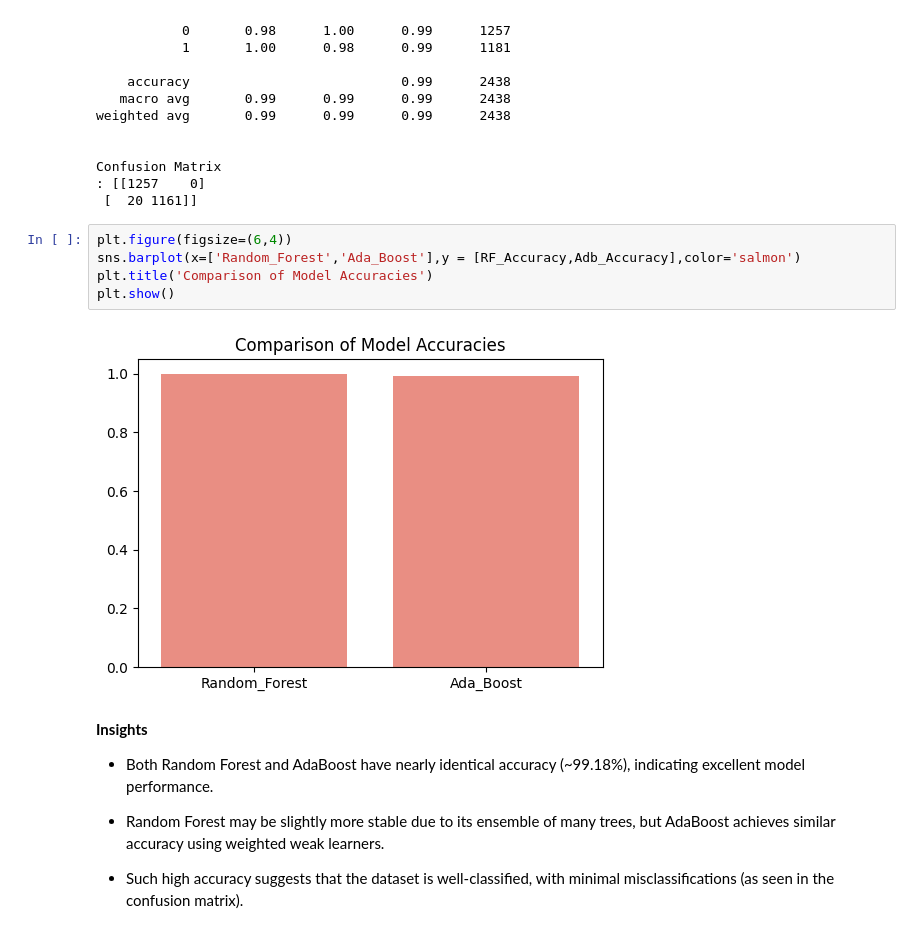
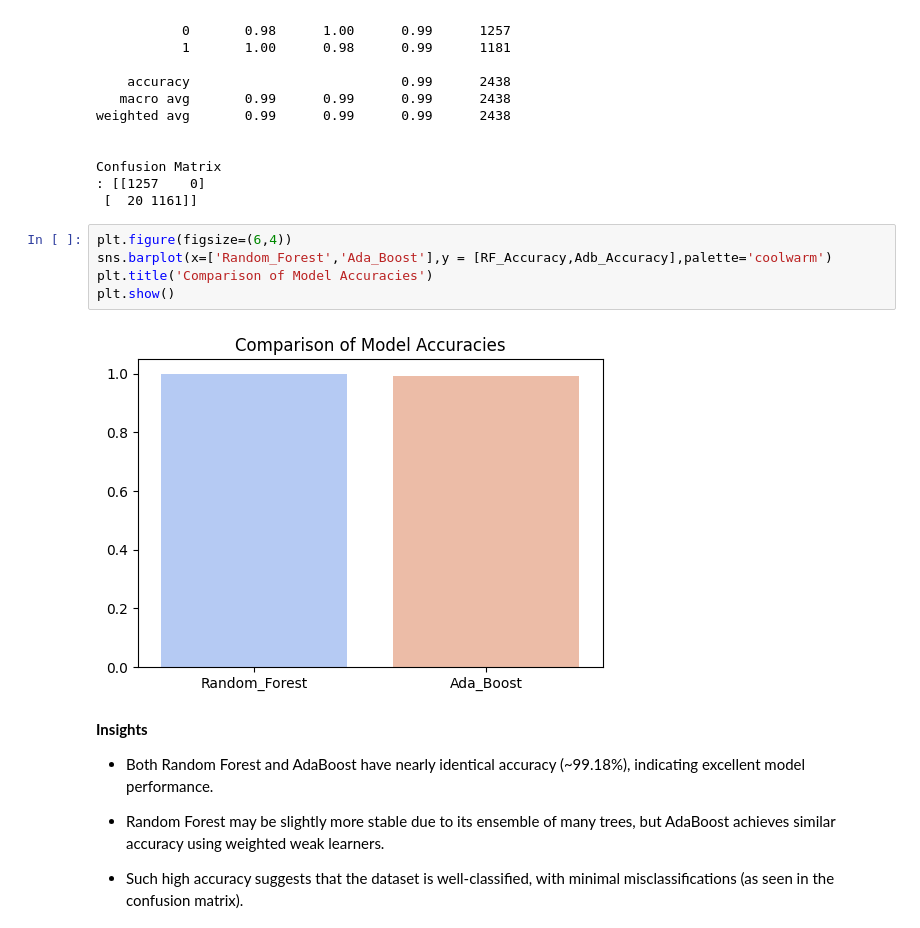
Before and after one commit to Shanmugasundari2005/Model-Accuracy-Comparison, a Jupyter notebook: Accuracy_Comparision.ipynb, the cells around one changed output. Saved outputs shown, nothing was run; the diff lists cells and outputs as text.

```diff
--- a/Accuracy_Comparision.ipynb
+++ b/Accuracy_Comparision.ipynb
@@ -213,11 +213,11 @@ Confusion Matrix
  [  20 1161]]
 # %%
 plt.figure(figsize=(6,4))
-sns.barplot(x=['Random_Forest','Ada_Boost'],y = [RF_Accuracy,Adb_Accuracy],color='salmon')
+sns.barplot(x=['Random_Forest','Ada_Boost'],y = [RF_Accuracy,Adb_Accuracy],palette='coolwarm')
 plt.title('Comparison of Model Accuracies')
 plt.show()
 # %% [output]
-[figure, old version]
+[figure, new version]
 # %% [markdown]
 **Insights**
 * Both Random Forest and AdaBoost have nearly identical accuracy (~99.18%), indicating excellent model performance.
```
Also changed, not shown: parts of 2 cells of this notebook.
